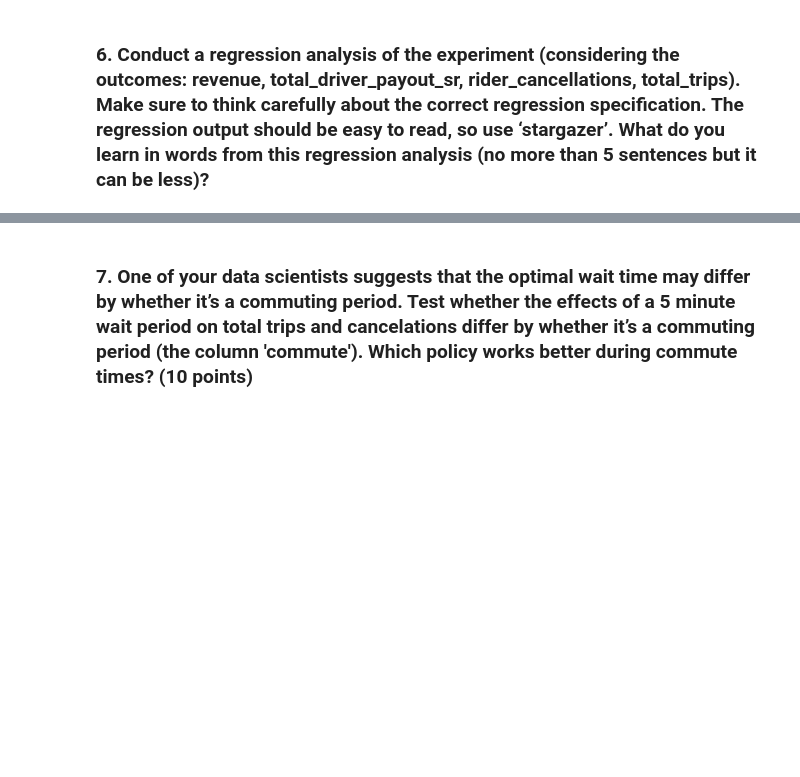
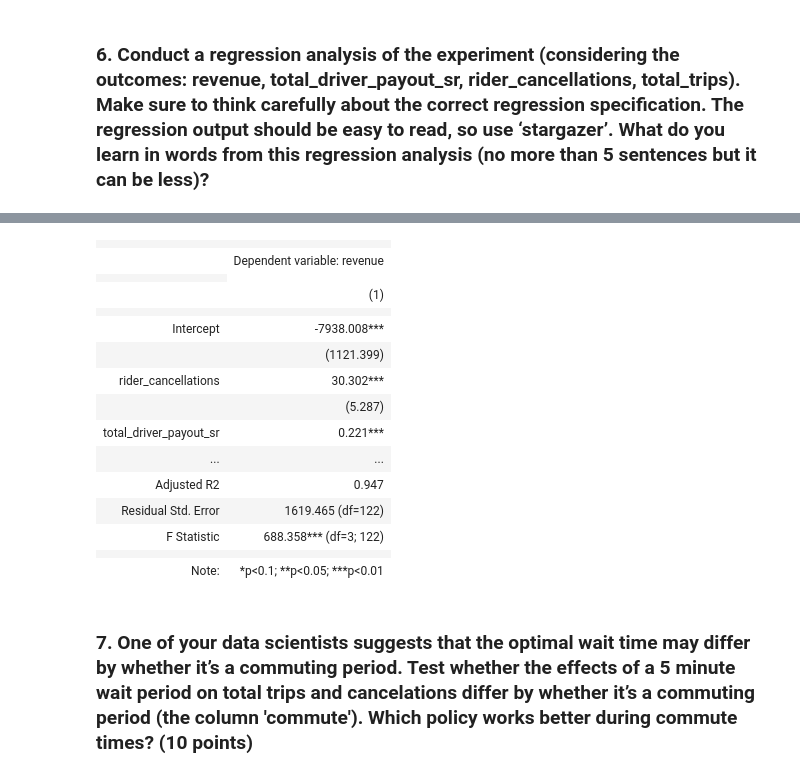
Before and after one commit to MANYI-anewbird/775, a Jupyter notebook: assignment4_uber.ipynb, the cells around one changed output, grey strips where cells are left out. Saved outputs shown, nothing was run; the diff lists cells and outputs as text; code cells hidden in the pictures; blank space fills up the shorter version.

```diff
--- a/assignment4_uber.ipynb
+++ b/assignment4_uber.ipynb
@@ -63,2 +67,27 @@ The trips peaks  isin the morning (6-8 AM) and afternoon 15 pm, reflecting commu
+# %%
+import statsmodels.api as sm
+import statsmodels.formula.api as smf
+from stargazer.stargazer import Stargazer
+
+
+fit_covariate_treat= smf.ols('revenue ~ total_trips + total_driver_payout_sr +rider_cancellations',data=df_wait).fit(cov_type='HC1')
+Stargazer([fit_covariate_treat])
+# %% [output]
+|  |  |
+|  | Dependent variable: revenue |
+|  |
+|  | (1) |
+|  |  |
+| Intercept | -7938.008*** |
+|  | (1121.399) |
+| rider_cancellations | 30.302*** |
+|  | (5.287) |
+| total_driver_payout_sr | 0.221*** |
+| ... | ... |
+| Adjusted R2 | 0.947 |
+| Residual Std. Error | 1619.465 (df=122) |
+| F Statistic | 688.358*** (df=3; 122) |
+|  |  |
+| Note: | *p<0.1; **p<0.05; ***p<0.01 |
 # %% [markdown]
 ###  7. One of your data scientists suggests that the optimal wait time may differ by whether it’s a commuting period. Test whether the effects of a 5 minute wait period on total trips and cancelations differ by whether it’s a commuting period (the column 'commute'). Which policy works better during commute times? (10 points)
```
Also changed, not shown: parts of 1 cell of this notebook.
